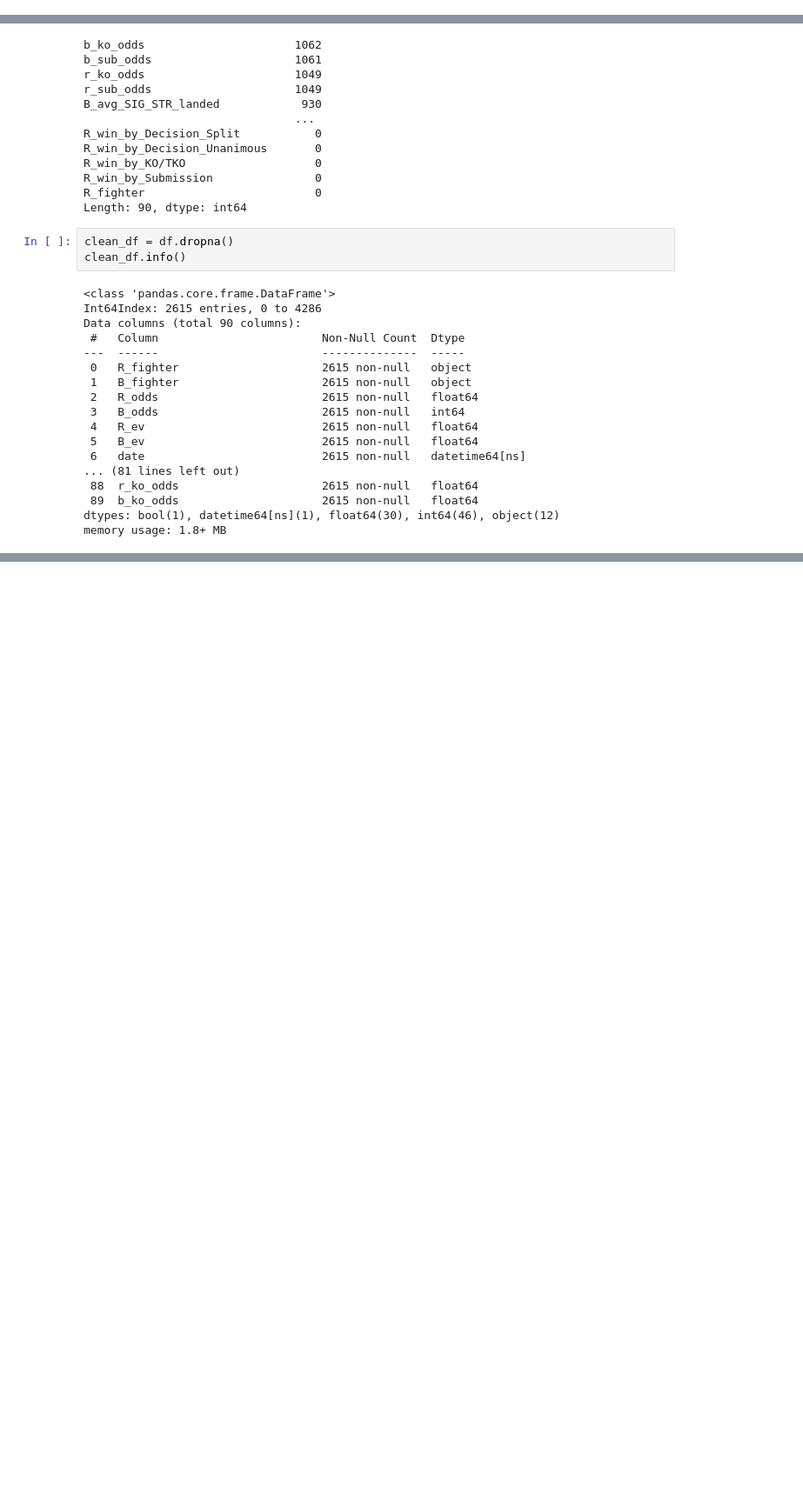
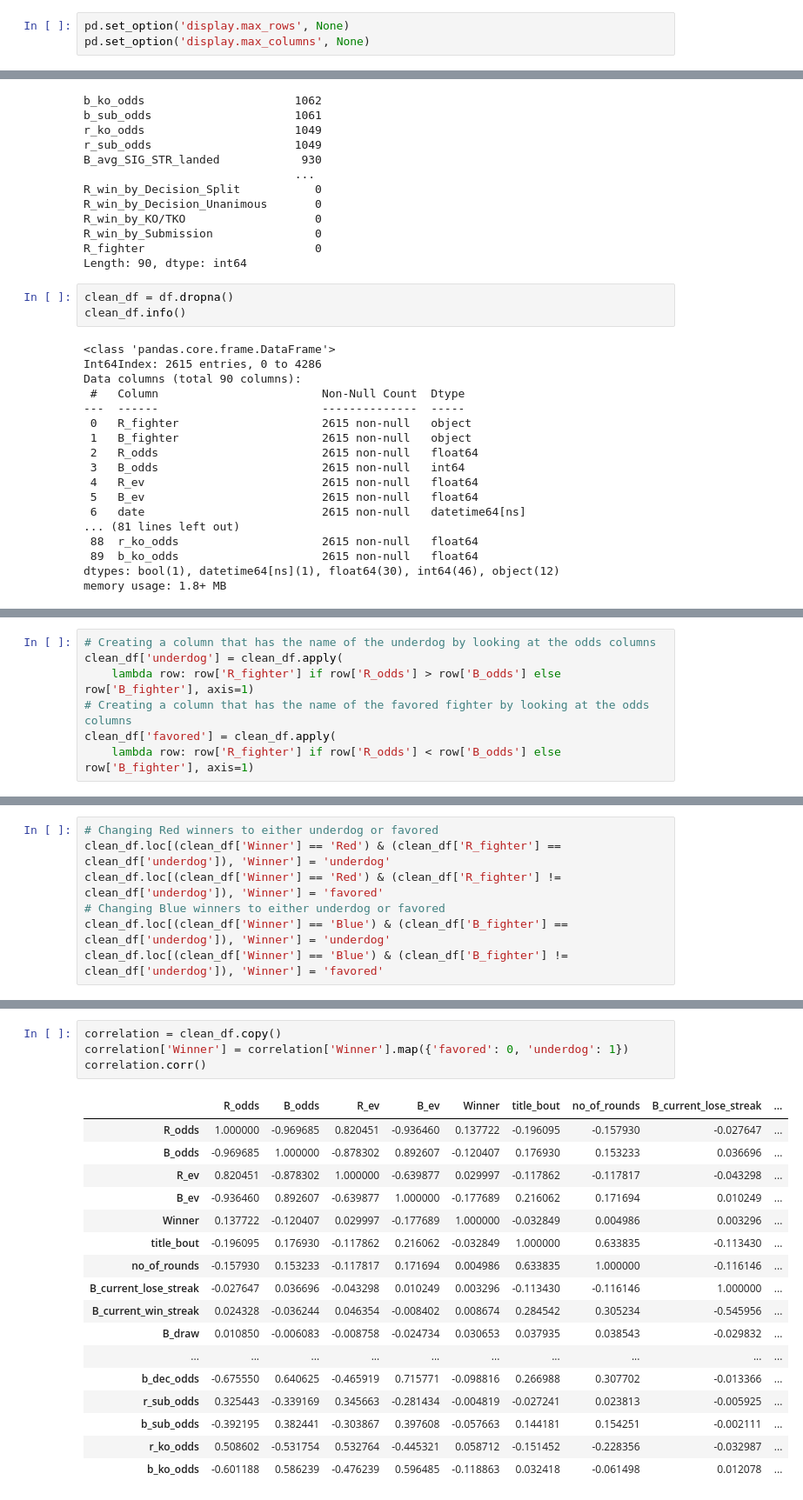
Before and after one commit to Ben-Gilbert333/Predicting_UFC_Winners, a Jupyter notebook: scratch_notebooks/scratch_notebook.ipynb, the cells around one changed output, grey strips where cells are left out. Shown at 87% size. Saved outputs shown, nothing was run; the diff lists cells and outputs as text; blank space fills up the shorter version.

```diff
--- a/scratch_notebooks/scratch_notebook.ipynb
+++ b/scratch_notebooks/scratch_notebook.ipynb
@@ -6,0 +9,3 @@ import seaborn as sns
+# %%
+pd.set_option('display.max_rows', None)
+pd.set_option('display.max_columns', None)
@@ -255,0 +270,7 @@ Timestamp('2012-05-05 00:00:00')
+# %%
+# Creating a column that has the name of the underdog by looking at the odds columns
+clean_df['underdog'] = clean_df.apply(
+    lambda row: row['R_fighter'] if row['R_odds'] > row['B_odds'] else row['B_fighter'], axis=1)
+# Creating a column that has the name of the favored fighter by looking at the odds columns
+clean_df['favored'] = clean_df.apply(
+    lambda row: row['R_fighter'] if row['R_odds'] < row['B_odds'] else row['B_fighter'], axis=1)
@@ -255,0 +318,7 @@ Timestamp('2012-05-05 00:00:00')
+# %%
+# Changing Red winners to either underdog or favored
+clean_df.loc[(clean_df['Winner'] == 'Red') & (clean_df['R_fighter'] == clean_df['underdog']), 'Winner'] = 'underdog'
+clean_df.loc[(clean_df['Winner'] == 'Red') & (clean_df['R_fighter'] != clean_df['underdog']), 'Winner'] = 'favored'
+# Changing Blue winners to either underdog or favored
+clean_df.loc[(clean_df['Winner'] == 'Blue') & (clean_df['B_fighter'] == clean_df['underdog']), 'Winner'] = 'underdog'
+clean_df.loc[(clean_df['Winner'] == 'Blue') & (clean_df['B_fighter'] != clean_df['underdog']), 'Winner'] = 'favored'
@@ -255,0 +384,22 @@ Timestamp('2012-05-05 00:00:00')
+# %%
+correlation = clean_df.copy()
+correlation['Winner'] = correlation['Winner'].map({'favored': 0, 'underdog': 1})
+correlation.corr()
+# %% [output]
+|  | R_odds | B_odds | R_ev | B_ev | Winner | title_bout | no_of_rounds | B_current_lose_streak | ... |
+| R_odds | 1.000000 | -0.969685 | 0.820451 | -0.936460 | 0.137722 | -0.196095 | -0.157930 | -0.027647 | ... |
+| B_odds | -0.969685 | 1.000000 | -0.878302 | 0.892607 | -0.120407 | 0.176930 | 0.153233 | 0.036696 | ... |
+| R_ev | 0.820451 | -0.878302 | 1.000000 | -0.639877 | 0.029997 | -0.117862 | -0.117817 | -0.043298 | ... |
+| B_ev | -0.936460 | 0.892607 | -0.639877 | 1.000000 | -0.177689 | 0.216062 | 0.171694 | 0.010249 | ... |
+| Winner | 0.137722 | -0.120407 | 0.029997 | -0.177689 | 1.000000 | -0.032849 | 0.004986 | 0.003296 | ... |
+| title_bout | -0.196095 | 0.176930 | -0.117862 | 0.216062 | -0.032849 | 1.000000 | 0.633835 | -0.113430 | ... |
+| no_of_rounds | -0.157930 | 0.153233 | -0.117817 | 0.171694 | 0.004986 | 0.633835 | 1.000000 | -0.116146 | ... |
+| B_current_lose_streak | -0.027647 | 0.036696 | -0.043298 | 0.010249 | 0.003296 | -0.113430 | -0.116146 | 1.000000 | ... |
+| B_current_win_streak | 0.024328 | -0.036244 | 0.046354 | -0.008402 | 0.008674 | 0.284542 | 0.305234 | -0.545956 | ... |
+| B_draw | 0.010850 | -0.006083 | -0.008758 | -0.024734 | 0.030653 | 0.037935 | 0.038543 | -0.029832 | ... |
+| ... | ... | ... | ... | ... | ... | ... | ... | ... | ... |
+| b_dec_odds | -0.675550 | 0.640625 | -0.465919 | 0.715771 | -0.098816 | 0.266988 | 0.307702 | -0.013366 | ... |
+| r_sub_odds | 0.325443 | -0.339169 | 0.345663 | -0.281434 | -0.004819 | -0.027241 | 0.023813 | -0.005925 | ... |
+| b_sub_odds | -0.392195 | 0.382441 | -0.303867 | 0.397608 | -0.057663 | 0.144181 | 0.154251 | -0.002111 | ... |
+| r_ko_odds | 0.508602 | -0.531754 | 0.532764 | -0.445321 | 0.058712 | -0.151452 | -0.228356 | -0.032987 | ... |
+| b_ko_odds | -0.601188 | 0.586239 | -0.476239 | 0.596485 | -0.118863 | 0.032418 | -0.061498 | 0.012078 | ... |
```
Also changed, not shown: parts of 28 cells of this notebook.
